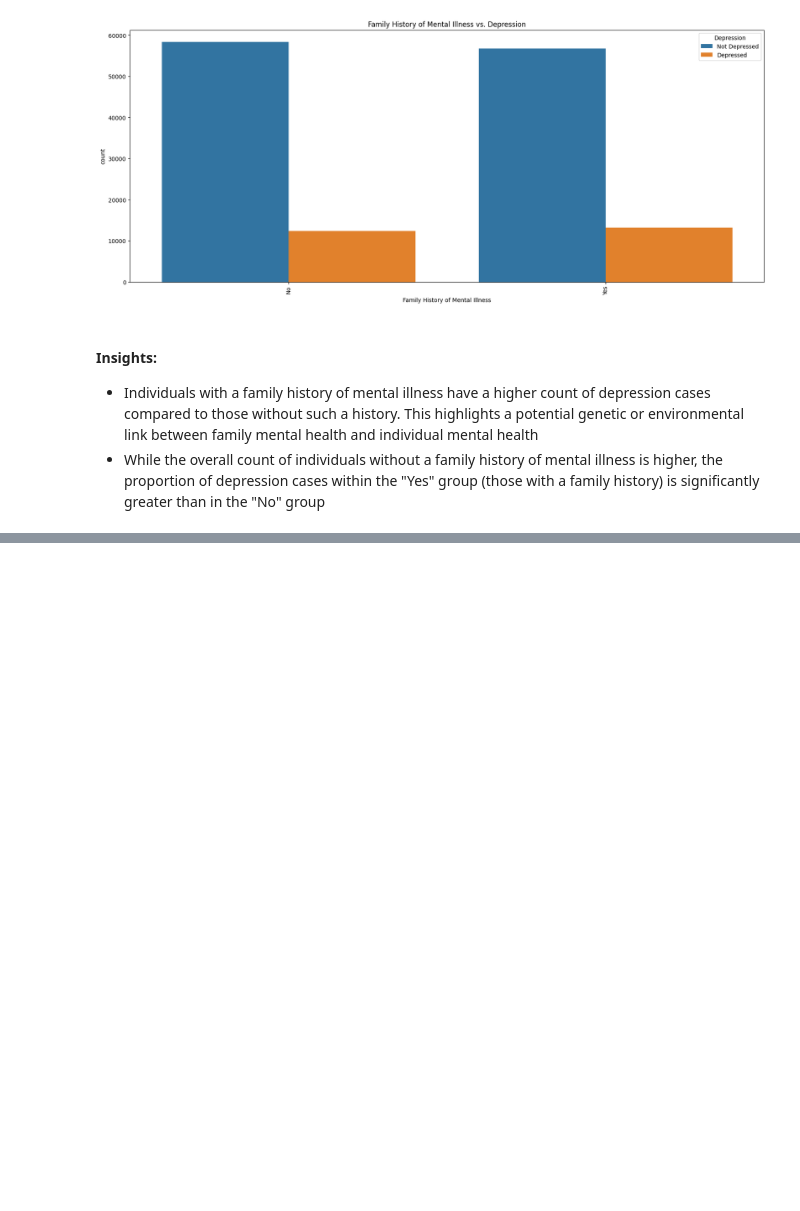
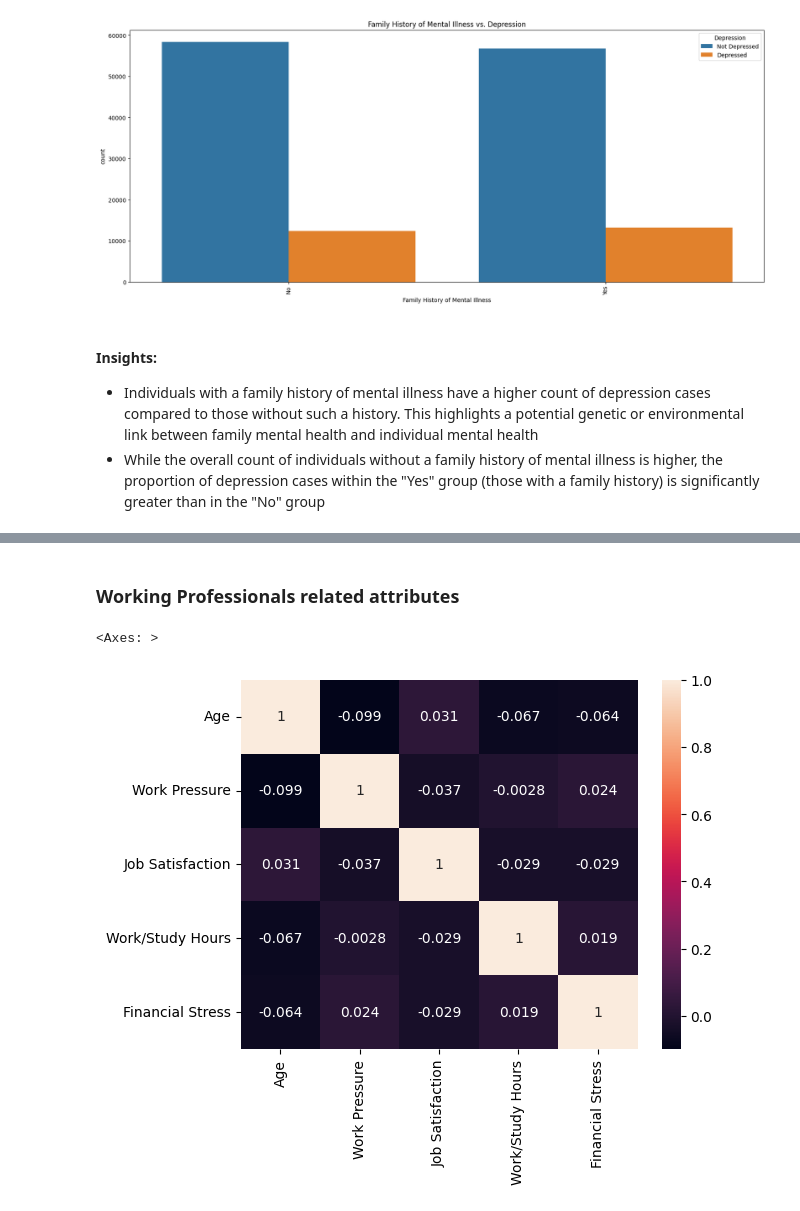
Before and after one commit to ktxdev/mind-matters, a Jupyter notebook: notebooks/train_eda.ipynb, the cells around one changed output, grey strips where cells are left out. Cells and saved outputs as stored; diff of their text form; code cells hidden in the pictures; blank space fills up the shorter version.

```diff
--- a/notebooks/train_eda.ipynb
+++ b/notebooks/train_eda.ipynb
@@ -890,0 +910,7 @@ plot_categorical_vs_categorical(data, 'Family History of Mental Illness', 'Depre
+# %% [markdown]
+### Working Professionals related attributes
+# %%
+sns.heatmap(data.loc[data['Working Professional or Student'] == 'Working Professional', ['Age', 'Work Pressure', 'Job Satisfaction', 'Work/Study Hours', 'Financial Stress']].corr(), annot=True)
+# %% [output]
+<Axes: >
+[figure, added]
```
Also changed, not shown: parts of 8 cells of this notebook, 6 other files.
